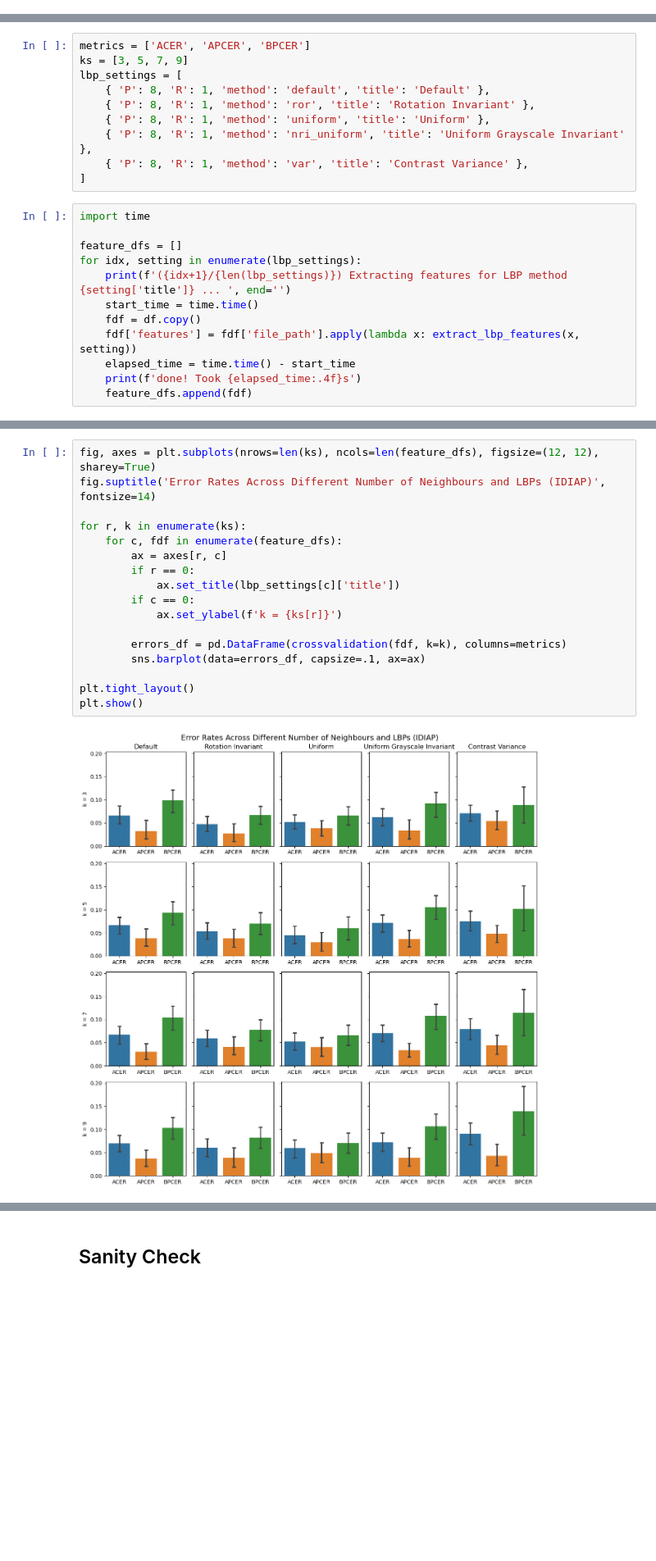
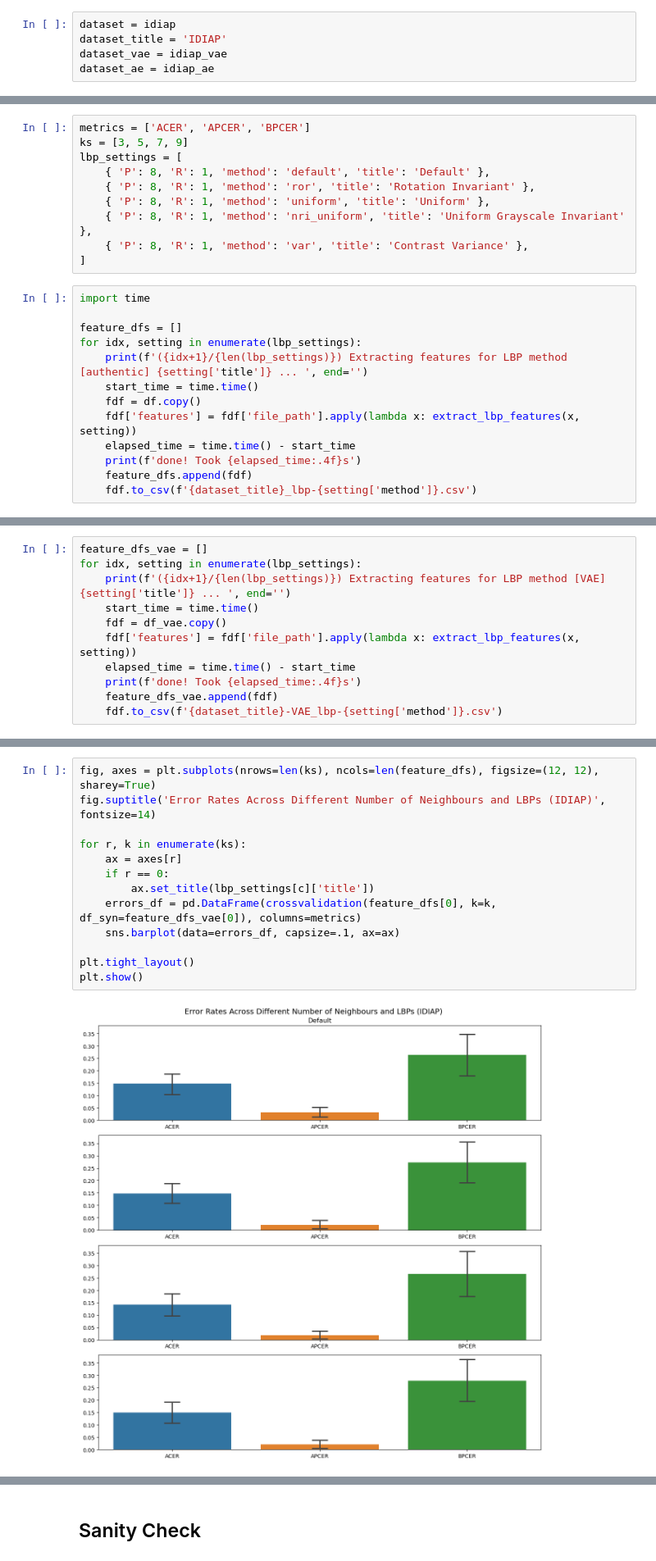
Before and after one commit to Andino20/PAD_LBP_PS-Bildverarbeitung-WS25, a Jupyter notebook: notebooks/Pipeline.ipynb, the cells around one changed output, grey strips where cells are left out. Shown at 82% size. Cells and saved outputs as stored; diff of their text form; blank space fills up the shorter version.

```diff
--- a/notebooks/Pipeline.ipynb
+++ b/notebooks/Pipeline.ipynb
@@ -25,2 +49,7 @@ scut = {
+# %%
+dataset = idiap
+dataset_title = 'IDIAP'
+dataset_vae = idiap_vae
+dataset_ae = idiap_ae
 # %%
 # Keep only real images that have a spoof counterpart
@@ -175,11 +258,12 @@ import time
 
 feature_dfs = []
 for idx, setting in enumerate(lbp_settings):
-    print(f'({idx+1}/{len(lbp_settings)}) Extracting features for LBP method {setting['title']} ... ', end='')
+    print(f'({idx+1}/{len(lbp_settings)}) Extracting features for LBP method [authentic] {setting['title']} ... ', end='')
     start_time = time.time()
     fdf = df.copy()
     fdf['features'] = fdf['file_path'].apply(lambda x: extract_lbp_features(x, setting))
     elapsed_time = time.time() - start_time
     print(f'done! Took {elapsed_time:.4f}s')
     feature_dfs.append(fdf)
+    fdf.to_csv(f'{dataset_title}_lbp-{setting['method']}.csv')
 # %% [output]
@@ -190,0 +275,11 @@ for idx, setting in enumerate(lbp_settings):
+# %%
+feature_dfs_vae = []
+for idx, setting in enumerate(lbp_settings):
+    print(f'({idx+1}/{len(lbp_settings)}) Extracting features for LBP method [VAE] {setting['title']} ... ', end='')
+    start_time = time.time()
+    fdf = df_vae.copy()
+    fdf['features'] = fdf['file_path'].apply(lambda x: extract_lbp_features(x, setting))
+    elapsed_time = time.time() - start_time
+    print(f'done! Took {elapsed_time:.4f}s')
+    feature_dfs_vae.append(fdf)
+    fdf.to_csv(f'{dataset_title}-VAE_lbp-{setting['method']}.csv')
@@ -191,22 +309,18 @@ for idx, setting in enumerate(lbp_settings):
 # %%
 fig, axes = plt.subplots(nrows=len(ks), ncols=len(feature_dfs), figsize=(12, 12), sharey=True)
 fig.suptitle('Error Rates Across Different Number of Neighbours and LBPs (IDIAP)', fontsize=14)
 
 for r, k in enumerate(ks):
-    for c, fdf in enumerate(feature_dfs):
-        ax = axes[r, c]
-        if r == 0:
-            ax.set_title(lbp_settings[c]['title'])
-        if c == 0:
-            ax.set_ylabel(f'k = {ks[r]}')
-
-        errors_df = pd.DataFrame(crossvalidation(fdf, k=k), columns=metrics)
-        sns.barplot(data=errors_df, capsize=.1, ax=ax)
+    ax = axes[r]
+    if r == 0:
+        ax.set_title(lbp_settings[c]['title'])
+    errors_df = pd.DataFrame(crossvalidation(feature_dfs[0], k=k, df_syn=feature_dfs_vae[0]), columns=metrics)
+    sns.barplot(data=errors_df, capsize=.1, ax=ax)
 
 plt.tight_layout()
 plt.show()
 # %% [output]
-[figure, old version]
+[figure, new version]
 # %%
 from datetime import datetime
 
```
Also changed, not shown: parts of 7 cells of this notebook, 15 other files.
